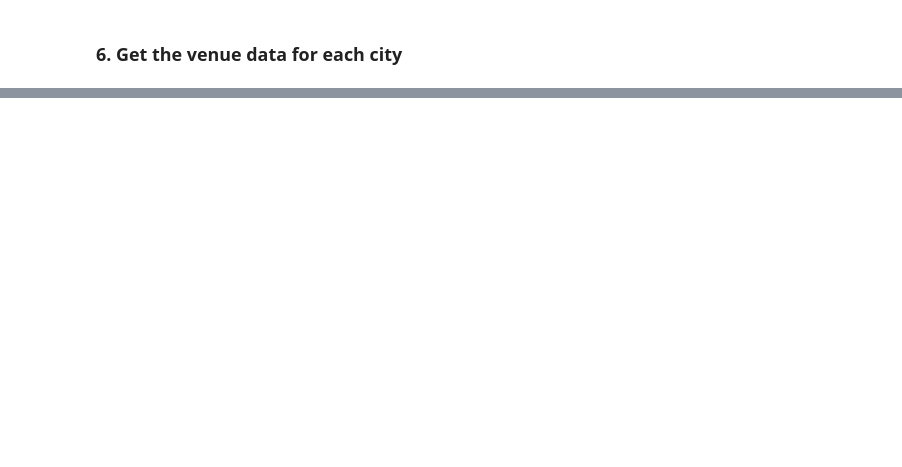
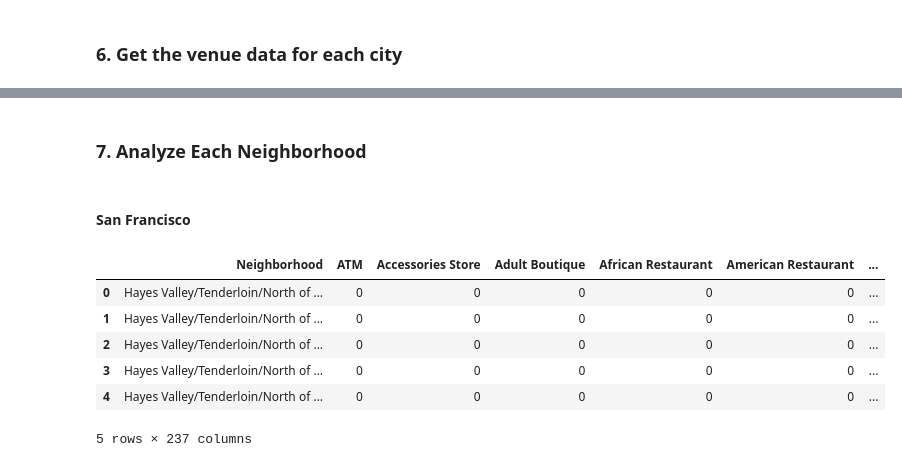
Before and after one commit to mjauza/Coursera_Capstone, a Jupyter notebook: Comparison of SF, NY and TO.ipynb, the cells around one changed output, grey strips where cells are left out. Saved outputs shown, nothing was run; the diff lists cells and outputs as text; code cells hidden in the pictures; blank space fills up the shorter version.

```diff
--- a/Comparison of SF, NY and TO.ipynb
+++ b/Comparison of SF, NY and TO.ipynb
@@ -198,7 +198,7 @@ toronto_data
 sf_data_standard = sf_data[['Neighborhood','latitude','longitude']]
 sf_data_standard.columns = ['Neighborhood','Latitude','Longitude']
 # %%
-ny_data_standard = ny_data[['Neighborhood','Latitude','Longitude']]
+ny_data_standard = ny_data[['Neighborhood','Latitude','Longitude']].iloc[:100,:]
 # %%
 toronto_data_standard = toronto_data[['Neighborhood','Latitude','Longitude']]
 # %%
@@ -280,0 +288,4 @@ map_sf
+# %%
+CLIENT_ID = config.CLIENT_ID # your Foursquare ID
+CLIENT_SECRET = config.CLIENT_SECRET # your Foursquare Secret
+VERSION = '20180605' # Foursquare API version
@@ -280,0 +303,2 @@ map_sf
+# %%
+LIMIT = 100
@@ -280,0 +347,5 @@ map_sf
+# %%
+sf_venues = getNearbyVenues(names=sf_data_standard['Neighborhood'],
+                                   latitudes=sf_data_standard['Latitude'],
+                                   longitudes=sf_data_standard['Longitude']
+                                  )
@@ -280,0 +418,24 @@ map_sf
+# %% [markdown]
+###  7. Analyze Each Neighborhood
+# %% [markdown]
+#### San Francisco
+# %%
+# one hot encoding
+sf_onehot = pd.get_dummies(sf_venues[['Venue Category']], prefix="", prefix_sep="")
+
+# add neighborhood column back to dataframe
+sf_onehot['Neighborhood'] = sf_venues['Neighborhood']
+
+# move neighborhood column to the first column
+fixed_columns = [sf_onehot.columns[-1]] + list(sf_onehot.columns[:-1])
+sf_onehot = sf_onehot[fixed_columns]
+
+sf_onehot.head()
+# %% [output]
+|  | Neighborhood | ATM | Accessories Store | Adult Boutique | African Restaurant | American Restaurant | ... |
+| 0 | Hayes Valley/Tenderloin/North of ... | 0 | 0 | 0 | 0 | 0 | ... |
+| 1 | Hayes Valley/Tenderloin/North of ... | 0 | 0 | 0 | 0 | 0 | ... |
+| 2 | Hayes Valley/Tenderloin/North of ... | 0 | 0 | 0 | 0 | 0 | ... |
+| 3 | Hayes Valley/Tenderloin/North of ... | 0 | 0 | 0 | 0 | 0 | ... |
+| 4 | Hayes Valley/Tenderloin/North of ... | 0 | 0 | 0 | 0 | 0 | ... |
+5 rows × 237 columns
```
Also changed, not shown: parts of 70 cells of this notebook, 8 other files.
